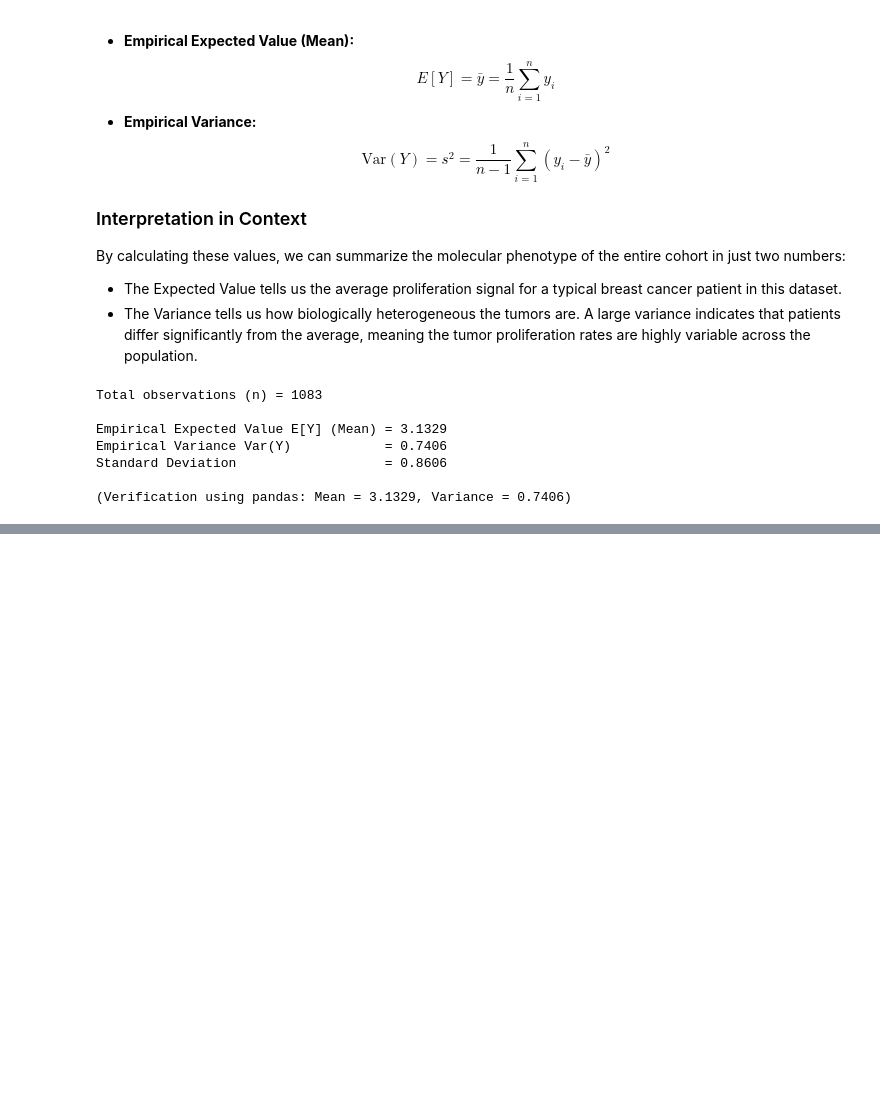
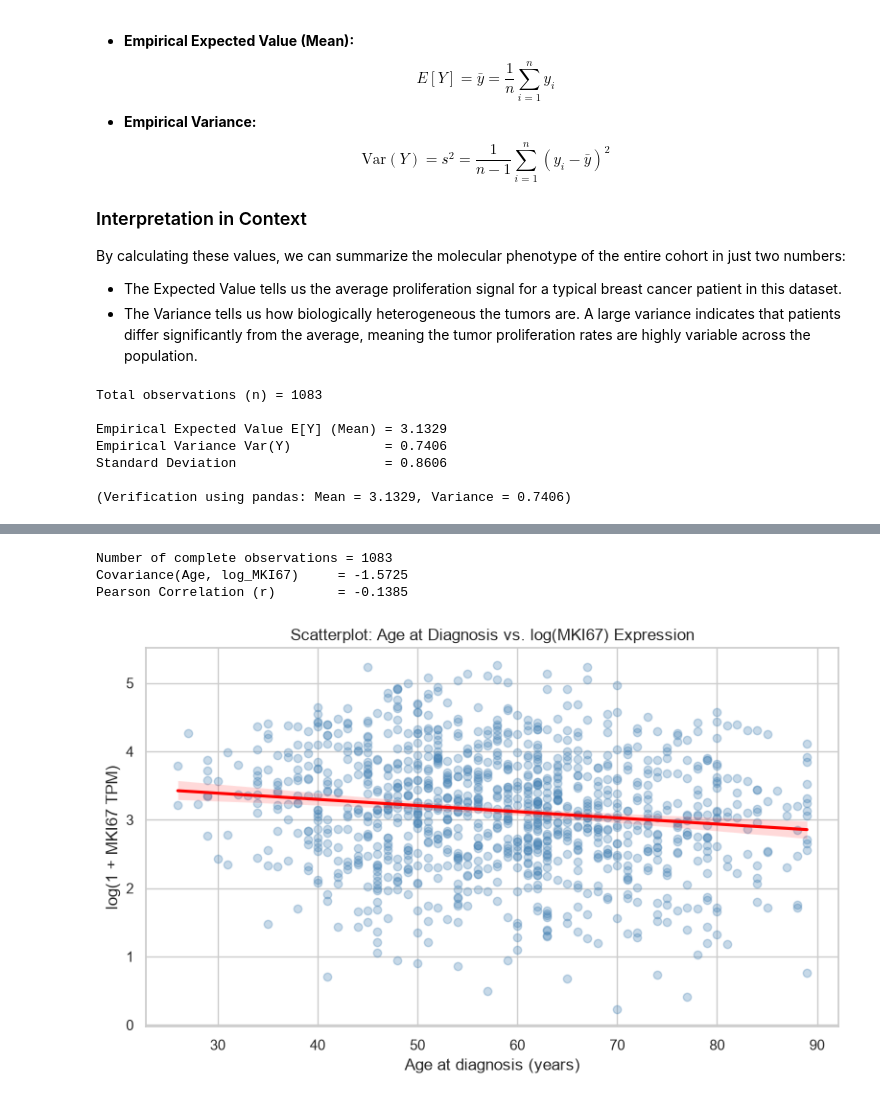
Before and after one commit to Setyhoseini/TCGA-BRCA-dataset-analysis, a Jupyter notebook: notebooks/02_probability.ipynb, the cells around one changed output, grey strips where cells are left out. Saved outputs shown, nothing was run; the diff lists cells and outputs as text; code cells hidden in the pictures; blank space fills up the shorter version.

Commit message:
phase-2: calculate covariance and correlation between age and MKI67

```diff
--- a/notebooks/02_probability.ipynb
+++ b/notebooks/02_probability.ipynb
@@ -283,0 +299,43 @@ Standard Deviation                   = 0.8606
+# %%
+# 1. Prepare the two continuous variables
+age_years = pd.to_numeric(at["demographic.age_at_index"], errors="coerce")
+mki67_log = at["log_MKI67"]
+
+# Ensure we only use complete cases for both variables
+valid_data = pd.DataFrame({"Age": age_years, "log_MKI67": mki67_log}).dropna()
+x = valid_data["Age"]
+y = valid_data["log_MKI67"]
+
+# 2. Calculate Empirical Covariance manually
+n = len(valid_data)
+mean_x = x.mean()
+mean_y = y.mean()
+
+covariance = sum((x - mean_x) * (y - mean_y)) / (n - 1)
+
+# Calculate Pearson Correlation
+correlation = np.corrcoef(x, y)[0, 1]
+
+print(f"Number of complete observations = {n}")
+print(f"Covariance(Age, log_MKI67)     = {covariance:.4f}")
+print(f"Pearson Correlation (r)        = {correlation:.4f}")
+
+# 3. Visualization: Scatterplot with trendline
+import seaborn as sns
+import matplotlib.pyplot as plt
+
+fig, ax = plt.subplots(figsize=(8, 5))
+sns.regplot(x=x, y=y, scatter_kws={"alpha": 0.3, "color": "steelblue"}, line_kws={"color": "red"}, ax=ax)
+
+ax.set_title("Scatterplot: Age at Diagnosis vs. log(MKI67) Expression")
+ax.set_xlabel("Age at diagnosis (years)")
+ax.set_ylabel("log(1 + MKI67 TPM)")
+
+plt.tight_layout()
+plt.savefig("../figures/phase2_age_vs_mki67.png", dpi=150)
+plt.show()
+# %% [output]
+Number of complete observations = 1083
+Covariance(Age, log_MKI67)     = -1.5725
+Pearson Correlation (r)        = -0.1385
+[figure, added]
```
Also changed, not shown: parts of 2 cells of this notebook, 1 other file.
